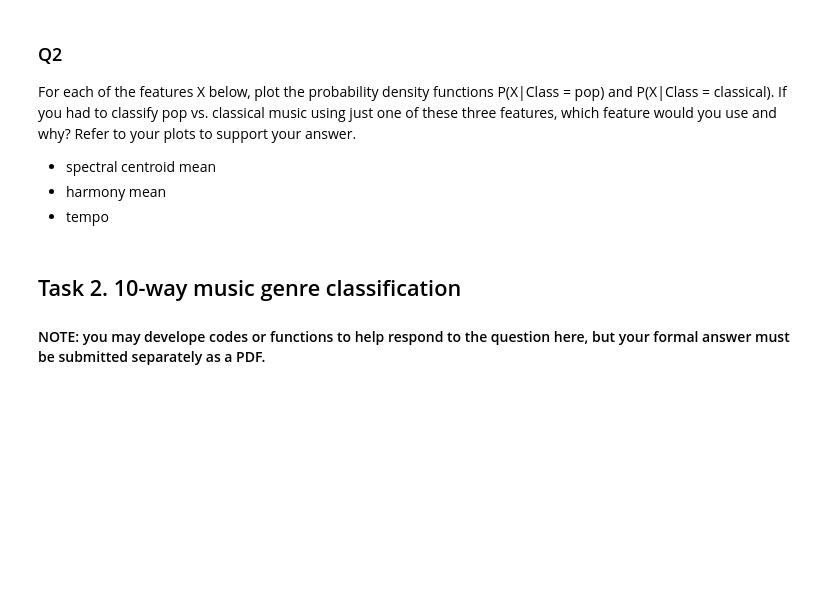
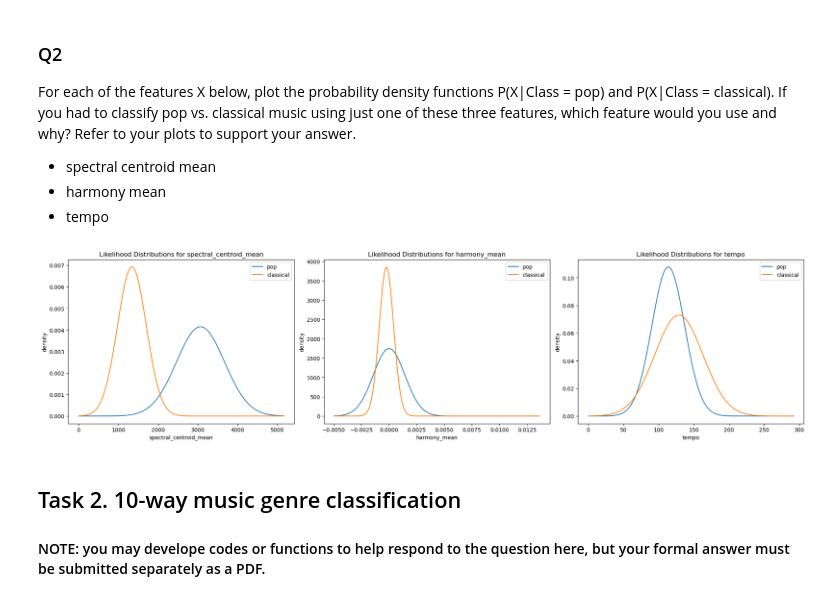
Before and after one commit to J-0-E-L/comp30027_assignment_1, a Jupyter notebook: COMP30027 Assignment 1.ipynb, the cells around one changed output. Drawn from its saved outputs; the diff is of its cells as text; code cells hidden in the pictures; blank space fills up the shorter version.

Commit message:
updated plot function for question 2

```diff
--- a/COMP30027 Assignment 1.ipynb
+++ b/COMP30027 Assignment 1.ipynb
@@ -198,28 +187,37 @@ For each of the features X below, plot the probability density functions P(X|Cla
 # %%
 """ Plots the graphs of the pdf that are used for the likelihood"""
 def pdf_graphs_constructor(train_df, feature, gaussian_param, ax):
+
+    # determine a range of x-values for the plots
     if (np.min(train_df[feature]) >= 0):
         lower =  0
-    else :
+    else:
         lower =  np.min(train_df[feature]) + 0.25 * np.min(train_df[feature])
     upper = np.max(train_df[feature]) + 0.25 * np.max(train_df[feature])
     x_values = np.arange(lower, upper, (upper - lower) / 150)
 
-    # calculate the values of the pdf using the x-value for each label.
+    # for each label, calculate the values of the pdf using the x-value
+    # and plot the graph
     for label in ['pop', 'classical']:
         mean = gaussian_param[feature][label][0]
         sd = gaussian_param[feature][label][1]
         y_values = np.array([gaussian_pdf(mean, sd, x, False) for x in x_values])
         ax.plot(x_values, y_values, label=label)
+
     ax.legend()
     ax.set_xlabel(feature)
     ax.set_ylabel('density')
+    ax.set_title('Likelihood Distributions for {}'.format(feature))
 
-#fig, axes = plt.subplots(3, 1, figsize = (6, 10),layout='constrained')
-#pdf_graphs_constructor(train_df, 'spectral_centroid_mean', likelihood, axes[0])
-#pdf_graphs_constructor(train_df, 'harmony_mean', likelihood, axes[1])
-#pdf_graphs_constructor(train_df, 'tempo', likelihood, axes[2])
-#plt.show()
+# plot the likelihood distribution for the three features
+fig, axes = plt.subplots(1, 3, figsize = (20, 5),layout='constrained')
+pdf_graphs_constructor(train_df, 'spectral_centroid_mean', likelihood_param, axes[0])
+pdf_graphs_constructor(train_df, 'harmony_mean', likelihood_param, axes[1])
+pdf_graphs_constructor(train_df, 'tempo', likelihood_param, axes[2])
+plt.show()
+#fig.savefig('likelihood_plots.png')
+# %% [output]
+[figure, added]
 # %% [markdown]
 ## Task 2. 10-way music genre classification
 
```
Also changed, not shown: parts of 1 cell of this notebook, 1 other file.
